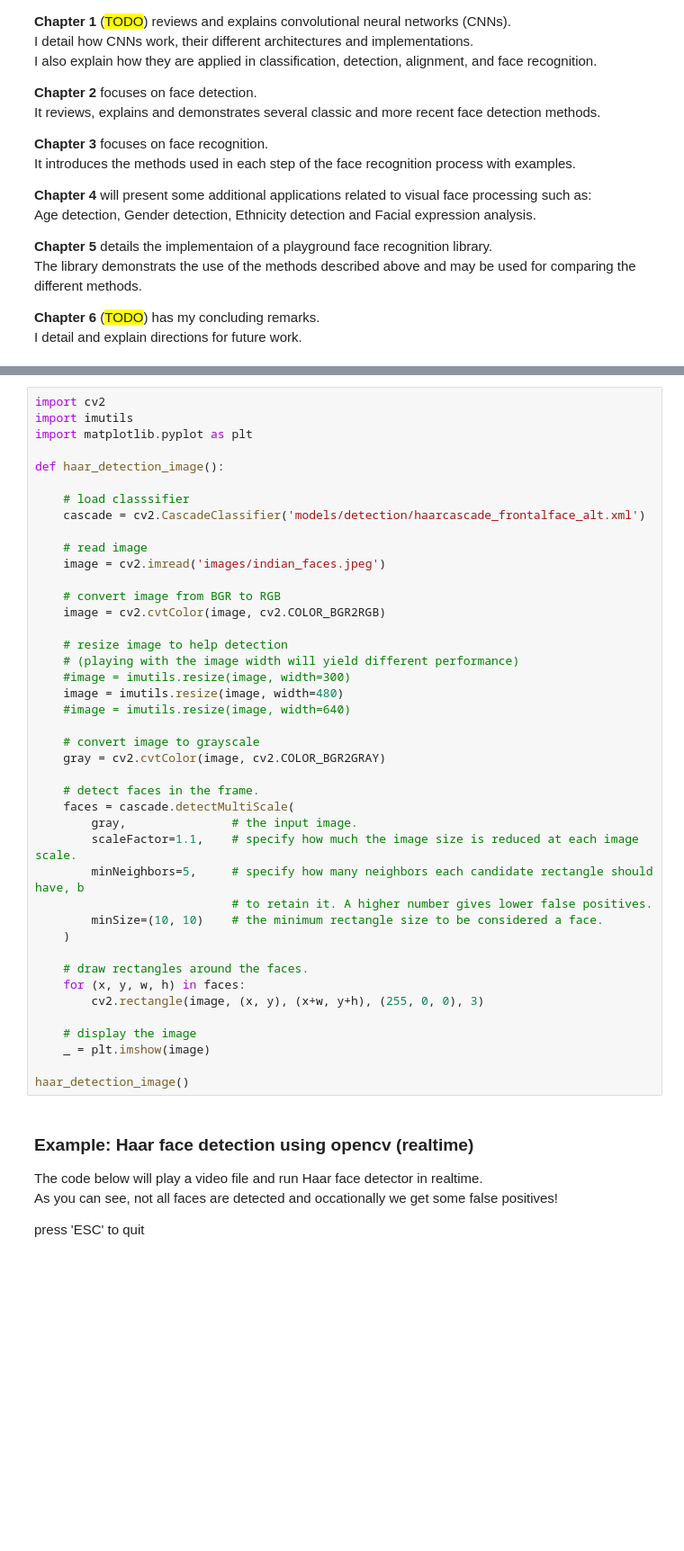
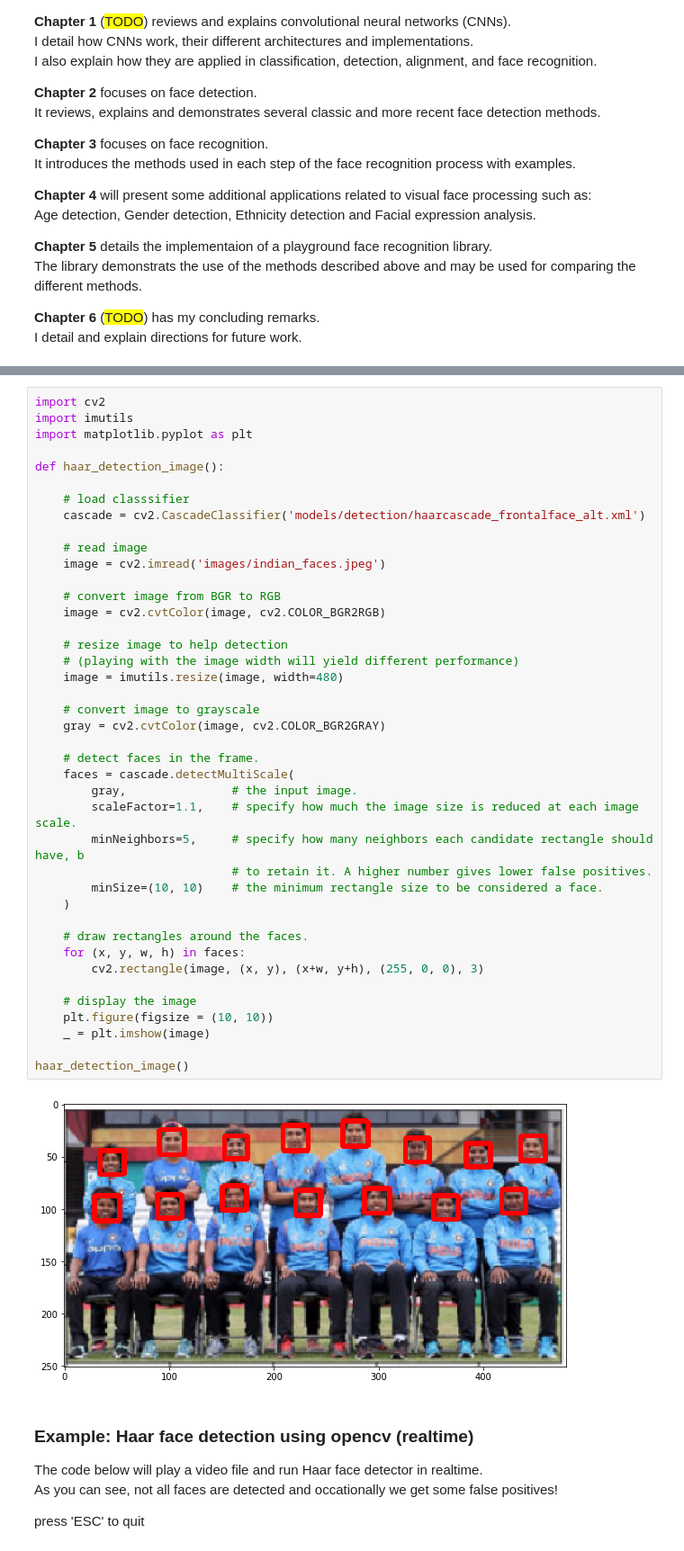
Before and after one commit to yossi-cohen/face-recognition, a Jupyter notebook: face-recognition.ipynb, the cells around one changed output, grey strips where cells are left out. Shown at 90% size. Cells and saved outputs as stored; diff of their text form; blank space fills up the shorter version.

```diff
--- a/face-recognition.ipynb
+++ b/face-recognition.ipynb
@@ -304,35 +315,36 @@ def haar_detection_image():
     # read image
     image = cv2.imread('images/indian_faces.jpeg')
 
     # convert image from BGR to RGB
     image = cv2.cvtColor(image, cv2.COLOR_BGR2RGB)
 
     # resize image to help detection
     # (playing with the image width will yield different performance)
-    #image = imutils.resize(image, width=300)
     image = imutils.resize(image, width=480)
-    #image = imutils.resize(image, width=640)
 
     # convert image to grayscale
     gray = cv2.cvtColor(image, cv2.COLOR_BGR2GRAY)
 
     # detect faces in the frame.
     faces = cascade.detectMultiScale(
         gray,               # the input image.
         scaleFactor=1.1,    # specify how much the image size is reduced at each image scale.
         minNeighbors=5,     # specify how many neighbors each candidate rectangle should have, b
                             # to retain it. A higher number gives lower false positives.
         minSize=(10, 10)    # the minimum rectangle size to be considered a face.
     )
 
     # draw rectangles around the faces.
     for (x, y, w, h) in faces:
         cv2.rectangle(image, (x, y), (x+w, y+h), (255, 0, 0), 3)
 
     # display the image
+    plt.figure(figsize = (10, 10))
     _ = plt.imshow(image)
 
 haar_detection_image()
+# %% [output]
+[figure, added]
 # %% [markdown]
 ### Example: Haar face detection using opencv (realtime)
 The code below will play a video file and run Haar face detector in realtime.
```
Also changed, not shown: parts of 12 cells of this notebook, 12 other files.
